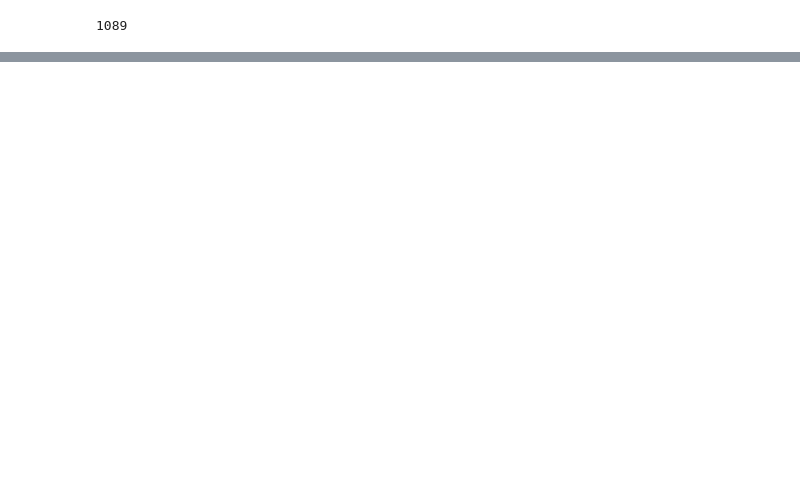
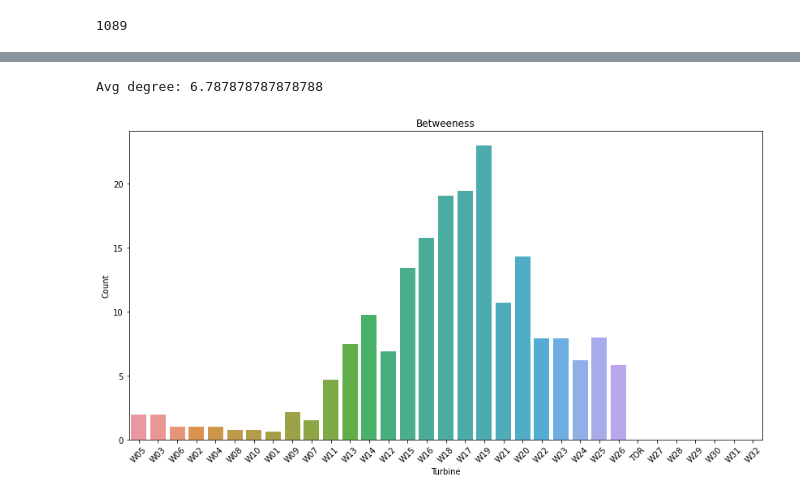
Before and after one commit to GStechschulte/wake_effect, a Jupyter notebook: network/turbine_network.ipynb, the cells around one changed output, grey strips where cells are left out. Saved outputs shown, nothing was run; the diff lists cells and outputs as text; code cells hidden in the pictures; blank space fills up the shorter version.

```diff
--- a/network/turbine_network.ipynb
+++ b/network/turbine_network.ipynb
@@ -52,5 +19,5 @@ Should use a triangular matrix due to commutative property. Then, could use a we
 # %%
-turb_graph = pp.Network(directed=False)
+haver_graph = pp.Network(directed=True)
 # %%
 cnt = 0
 
@@ -100,0 +126,3 @@ defaultdict(<function pathpy.algorithms.centralities.betweenness.<locals>.<lambd
+# %%
+# Haversine Distances
+betweenness_h, degree_h, closeness_h, distance_matrix_h = centrality_measures(haver_graph)
@@ -100,0 +133,8 @@ defaultdict(<function pathpy.algorithms.centralities.betweenness.<locals>.<lambd
+# %%
+print(f"Avg degree: {pp.statistics.mean_degree(haver_graph, degree='indegree')}")
+# %% [output]
+Avg degree: 6.787878787878788
+# %%
+plotter(betweenness_h, 'Betweeness')
+# %% [output]
+[figure, added]
```
Also changed, not shown: parts of 26 cells of this notebook.
